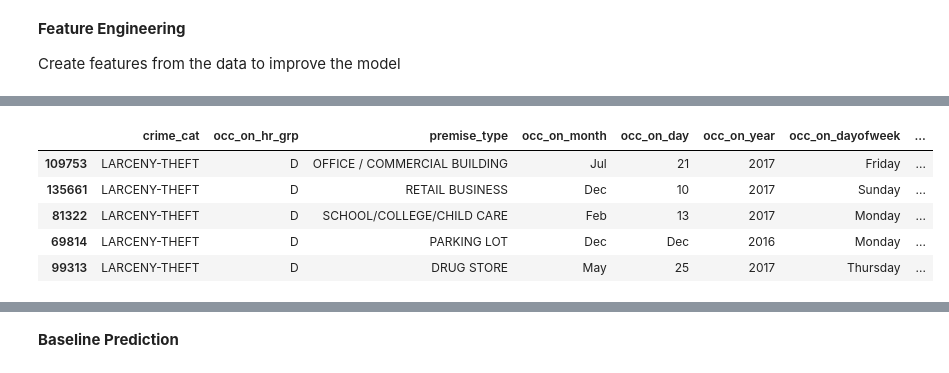
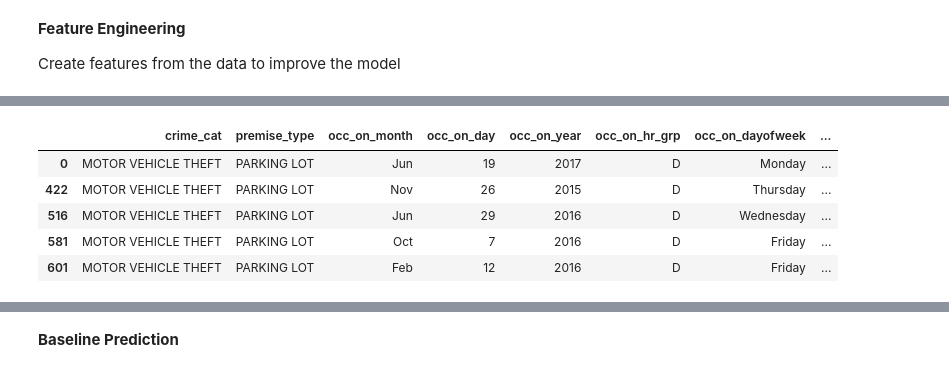
Before and after one commit to jpeterson28/DSCT_Capstone1, a Jupyter notebook: Code.ipynb, the cells around one changed output, grey strips where cells are left out. Saved outputs shown, nothing was run; the diff lists cells and outputs as text; code cells hidden in the pictures.

```diff
--- a/Code.ipynb
+++ b/Code.ipynb
@@ -641,3 +655,3 @@ basket.loc[basket['zip'].isin(zip_array)]
 # %%
-# removing rows with zip codes only appearing once, cannot stratify if less than 2
-basket_ml = basket.drop([4882, 8035, 14960, 23002, 31072, 38400, 41762, 58334, 76089, 78830, 119459, 123184, 128284, 136627])
+# removing rows with zip codes only appearing once, cannot stratify if less than 2 and #premise_types appearing once
+basket_ml = basket.drop([4882, 8035, 14960, 23002, 31072, 38400, 41762, 58334, 76089, 78830, 119459, 123184, 128284, 136627, 122393, 125157, 131000, 134437])
@@ -653,8 +674,8 @@ Name: zip, dtype: int64
 # %%
 # split data into train test using Stratified Shuffle Split
-sss = StratifiedShuffleSplit(n_splits=3, test_size=0.3, random_state=42)
-X=basket_ml.drop('zip', axis=1)
-y=basket_ml['zip']
+sss = StratifiedShuffleSplit(n_splits=6, test_size=0.3, random_state=30)
+X=basket_ml.drop('zip', axis=1).as_matrix()
+y=basket_ml['zip'].as_matrix()
 
 for train_index, test_index in sss.split(X,y):
     X_train, X_test = X[train_index], X[test_index]
@@ -664,3 +683,8 @@ KeyError: '[113190  40619  46661 ...  40955  55517  16495] not in index'
+# %%
+X_train = pd.DataFrame(X_train, columns=['crime_cat', 'premise_type', 'occ_on_month', 'occ_on_day', 'occ_on_year', 'occ_on_hr_grp', 'occ_on_dayofweek', 'occ_on_season'])
+X_test = pd.DataFrame(X_test, columns=['crime_cat', 'premise_type', 'occ_on_month', 'occ_on_day', 'occ_on_year', 'occ_on_hr_grp', 'occ_on_dayofweek', 'occ_on_season'])
+y_train = pd.DataFrame(y_train, columns=['zip'])
+y_test = pd.DataFrame(y_test, columns=['zip'])
 # %% [markdown]
 **Feature Engineering**
 
@@ -722,0 +743,4 @@ X_train_new.head()
+# %%
+# concat test X and test y
+test_df = pd.concat([X_test, y_test], axis=1)
+test_df.head()
@@ -723,13 +754,12 @@ X_train_new.head()
 # %%
 # join features to X_test data
-X_test_new = X_test.join(crime_time_feat, on=['crime_cat', 'occ_on_hr_grp'], how='outer', lsuffix='left', rsuffix='right')
-X_test_new = X_test_new.drop(columns='occ_on_hr_grpleft')
+X_test_new = test_df.join(crime_time_feat, on=['crime_cat', 'occ_on_hr_grp'], how='inner', rsuffix='right')
 X_test_new.head()
 # %% [output]
-|  | crime_cat | occ_on_hr_grp | premise_type | occ_on_month | occ_on_day | occ_on_year | occ_on_dayofweek | ... |
-| 109753 | LARCENY-THEFT | D | OFFICE / COMMERCIAL BUILDING | Jul | 21 | 2017 | Friday | ... |
-| 135661 | LARCENY-THEFT | D | RETAIL BUSINESS | Dec | 10 | 2017 | Sunday | ... |
-| 81322 | LARCENY-THEFT | D | SCHOOL/COLLEGE/CHILD CARE | Feb | 13 | 2017 | Monday | ... |
-| 69814 | LARCENY-THEFT | D | PARKING LOT | Dec | Dec | 2016 | Monday | ... |
-| 99313 | LARCENY-THEFT | D | DRUG STORE | May | 25 | 2017 | Thursday | ... |
+|  | crime_cat | premise_type | occ_on_month | occ_on_day | occ_on_year | occ_on_hr_grp | occ_on_dayofweek | ... |
+| 0 | MOTOR VEHICLE THEFT | PARKING LOT | Jun | 19 | 2017 | D | Monday | ... |
+| 422 | MOTOR VEHICLE THEFT | PARKING LOT | Nov | 26 | 2015 | D | Thursday | ... |
+| 516 | MOTOR VEHICLE THEFT | PARKING LOT | Jun | 29 | 2016 | D | Wednesday | ... |
+| 581 | MOTOR VEHICLE THEFT | PARKING LOT | Oct | 7 | 2016 | D | Friday | ... |
+| 601 | MOTOR VEHICLE THEFT | PARKING LOT | Feb | 12 | 2016 | D | Friday | ... |
 # %%
```
Also changed, not shown: parts of 26 cells of this notebook.
